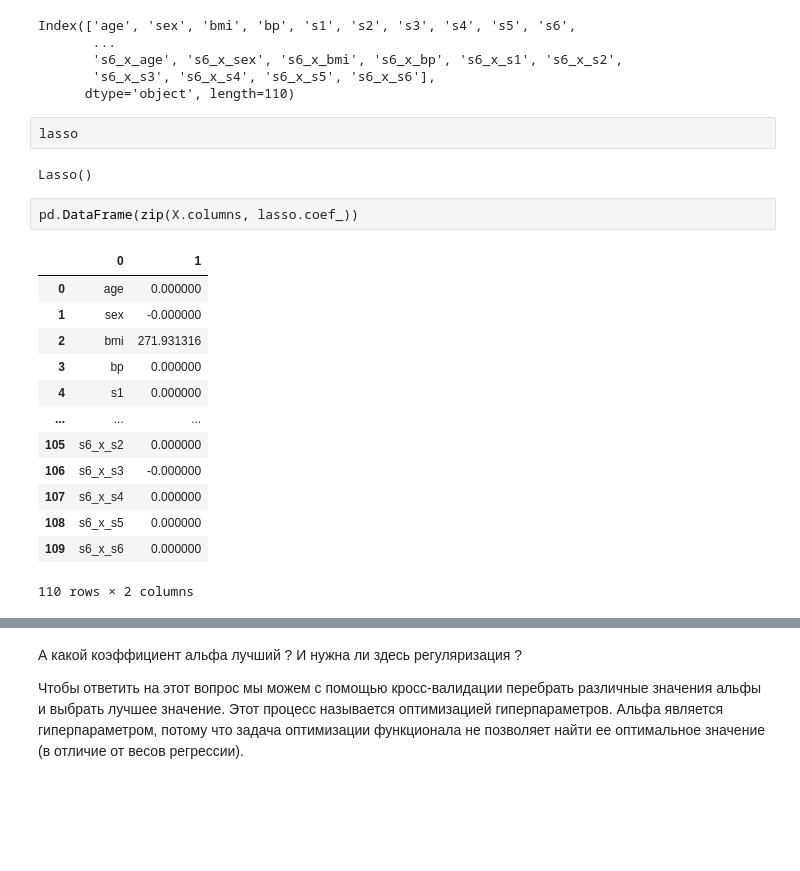
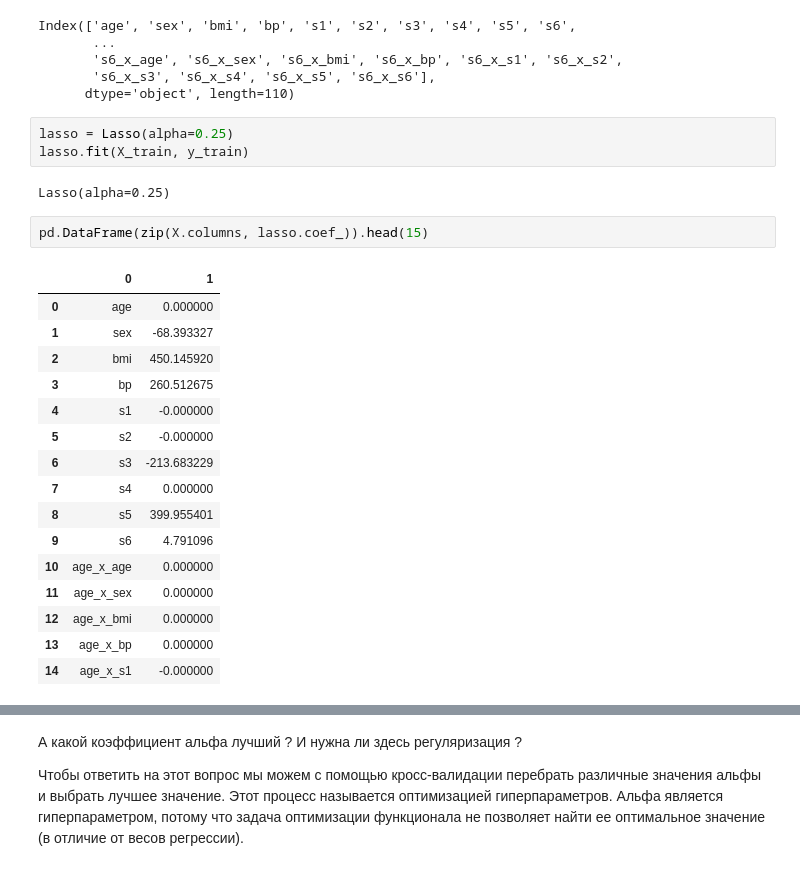
Before and after one commit to markblumenau/DA10_machine_learning, a Jupyter notebook: seminars/sem_02-03.ipynb, the cells around one changed output, grey strips where cells are left out. Drawn from its saved outputs; the diff is of its cells as text; blank space fills up the shorter version.

```diff
--- a/seminars/sem_02-03.ipynb
+++ b/seminars/sem_02-03.ipynb
@@ -447,25 +463,29 @@ Index(['age', 'sex', 'bmi', 'bp', 's1', 's2', 's3', 's4', 's5', 's6',
        's6_x_s3', 's6_x_s4', 's6_x_s5', 's6_x_s6'],
       dtype='object', length=110)
 # %%
-lasso
+lasso = Lasso(alpha=0.25)
+lasso.fit(X_train, y_train)
 # %% [output]
-Lasso()
+Lasso(alpha=0.25)
 # %%
-pd.DataFrame(zip(X.columns, lasso.coef_))
+pd.DataFrame(zip(X.columns, lasso.coef_)).head(15)
 # %% [output]
 |  | 0 | 1 |
 | 0 | age | 0.000000 |
-| 1 | sex | -0.000000 |
-| 2 | bmi | 271.931316 |
-| 3 | bp | 0.000000 |
-| 4 | s1 | 0.000000 |
-| ... | ... | ... |
-| 105 | s6_x_s2 | 0.000000 |
-| 106 | s6_x_s3 | -0.000000 |
-| 107 | s6_x_s4 | 0.000000 |
-| 108 | s6_x_s5 | 0.000000 |
-| 109 | s6_x_s6 | 0.000000 |
+| 1 | sex | -68.393327 |
+| 2 | bmi | 450.145920 |
+| 3 | bp | 260.512675 |
+| 4 | s1 | -0.000000 |
+| 5 | s2 | -0.000000 |
+| 6 | s3 | -213.683229 |
+| 7 | s4 | 0.000000 |
+| 8 | s5 | 399.955401 |
+| 9 | s6 | 4.791096 |
+| 10 | age_x_age | 0.000000 |
+| 11 | age_x_sex | 0.000000 |
+| 12 | age_x_bmi | 0.000000 |
+| 13 | age_x_bp | 0.000000 |
+| 14 | age_x_s1 | -0.000000 |
-110 rows × 2 columns
 # %%
 # альфа - это гиперпараметр, посмотрим как зависят значения весов от него
 
```
Also changed, not shown: parts of 20 cells of this notebook, 8 other files.
